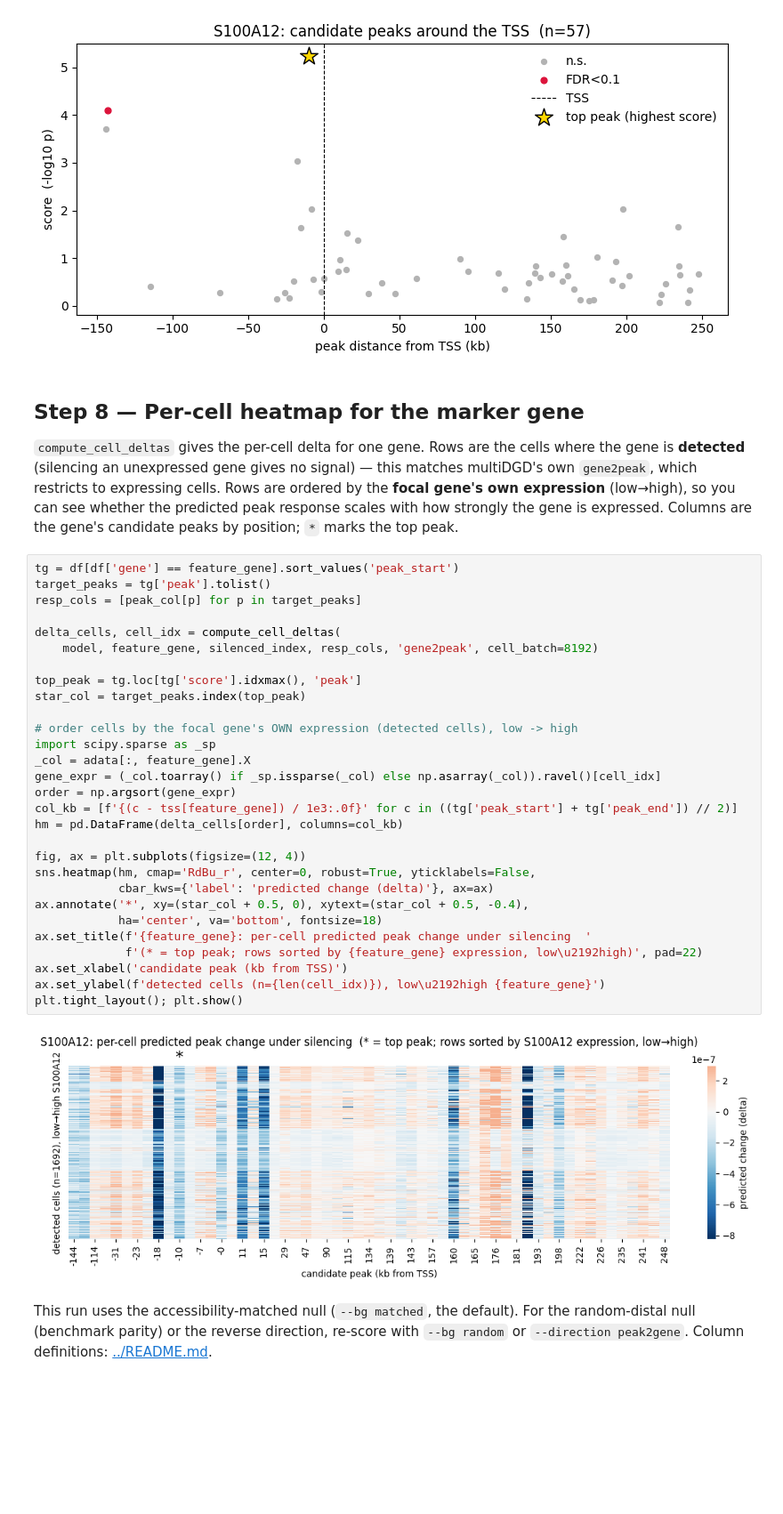
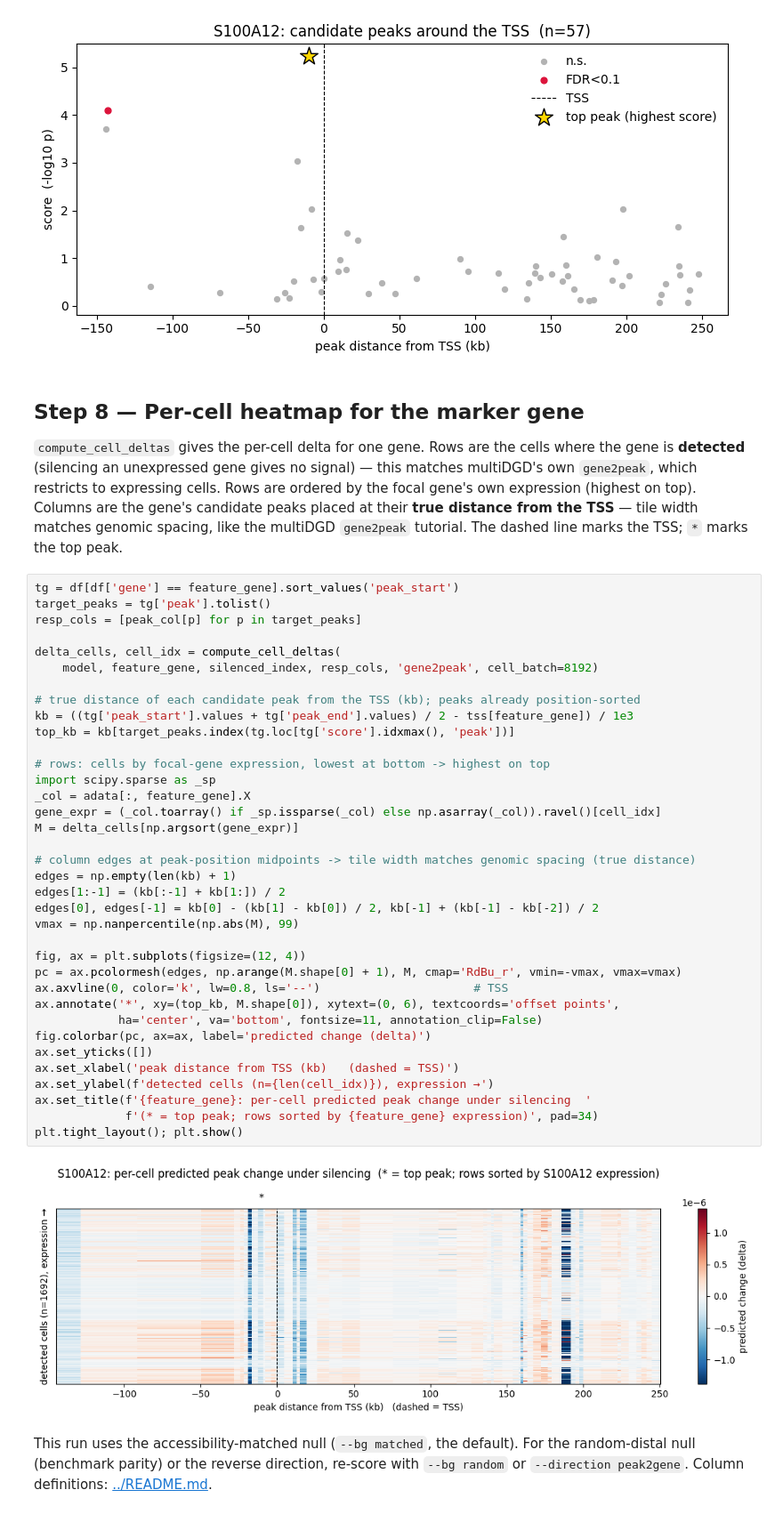
Before and after one commit to ducbch/multiDGD_E2G, a Jupyter notebook: workflow/visualize_run.ipynb, the cells around one changed output. Shown at 89% size. Drawn from its saved outputs; the diff is of its cells as text; blank space fills up the shorter version.

```diff
--- a/workflow/visualize_run.ipynb
+++ b/workflow/visualize_run.ipynb
@@ -183,37 +183,44 @@ plt.tight_layout(); plt.show()
 # %% [markdown]
 ## Step 8 — Per-cell heatmap for the marker gene
 
-`compute_cell_deltas` gives the per-cell delta for one gene. Rows are the cells where the gene is **detected** (silencing an unexpressed gene gives no signal) — this matches multiDGD's own `gene2peak`, which restricts to expressing cells. Rows are ordered by the **focal gene's own expression** (low→high), so you can see whether the predicted peak response scales with how strongly the gene is expressed. Columns are the gene's candidate peaks by position; `*` marks the top peak.
+`compute_cell_deltas` gives the per-cell delta for one gene. Rows are the cells where the gene is **detected** (silencing an unexpressed gene gives no signal) — this matches multiDGD's own `gene2peak`, which restricts to expressing cells. Rows are ordered by the focal gene's own expression (highest on top). Columns are the gene's candidate peaks placed at their **true distance from the TSS** — tile width matches genomic spacing, like the multiDGD `gene2peak` tutorial. The dashed line marks the TSS; `*` marks the top peak.
 # %%
 tg = df[df['gene'] == feature_gene].sort_values('peak_start')
 target_peaks = tg['peak'].tolist()
 resp_cols = [peak_col[p] for p in target_peaks]
 
 delta_cells, cell_idx = compute_cell_deltas(
     model, feature_gene, silenced_index, resp_cols, 'gene2peak', cell_batch=8192)
 
-top_peak = tg.loc[tg['score'].idxmax(), 'peak']
-star_col = target_peaks.index(top_peak)
+# true distance of each candidate peak from the TSS (kb); peaks already position-sorted
+kb = ((tg['peak_start'].values + tg['peak_end'].values) / 2 - tss[feature_gene]) / 1e3
+top_kb = kb[target_peaks.index(tg.loc[tg['score'].idxmax(), 'peak'])]
 
-# order cells by the focal gene's OWN expression (detected cells), low -> high
+# rows: cells by focal-gene expression, lowest at bottom -> highest on top
 import scipy.sparse as _sp
 _col = adata[:, feature_gene].X
 gene_expr = (_col.toarray() if _sp.issparse(_col) else np.asarray(_col)).ravel()[cell_idx]
-order = np.argsort(gene_expr)
-col_kb = [f'{(c - tss[feature_gene]) / 1e3:.0f}' for c in ((tg['peak_start'] + tg['peak_end']) // 2)]
-hm = pd.DataFrame(delta_cells[order], columns=col_kb)
+M = delta_cells[np.argsort(gene_expr)]
+
+# column edges at peak-position midpoints -> tile width matches genomic spacing (true distance)
+edges = np.empty(len(kb) + 1)
+edges[1:-1] = (kb[:-1] + kb[1:]) / 2
+edges[0], edges[-1] = kb[0] - (kb[1] - kb[0]) / 2, kb[-1] + (kb[-1] - kb[-2]) / 2
+vmax = np.nanpercentile(np.abs(M), 99)
 
 fig, ax = plt.subplots(figsize=(12, 4))
-sns.heatmap(hm, cmap='RdBu_r', center=0, robust=True, yticklabels=False,
-            cbar_kws={'label': 'predicted change (delta)'}, ax=ax)
-ax.annotate('*', xy=(star_col + 0.5, 0), xytext=(star_col + 0.5, -0.4),
-            ha='center', va='bottom', fontsize=18)
+pc = ax.pcolormesh(edges, np.arange(M.shape[0] + 1), M, cmap='RdBu_r', vmin=-vmax, vmax=vmax)
+ax.axvline(0, color='k', lw=0.8, ls='--')                      # TSS
+ax.annotate('*', xy=(top_kb, M.shape[0]), xytext=(0, 6), textcoords='offset points',
+            ha='center', va='bottom', fontsize=11, annotation_clip=False)
+fig.colorbar(pc, ax=ax, label='predicted change (delta)')
+ax.set_yticks([])
+ax.set_xlabel('peak distance from TSS (kb)   (dashed = TSS)')
+ax.set_ylabel(f'detected cells (n={len(cell_idx)}), expression →')
 ax.set_title(f'{feature_gene}: per-cell predicted peak change under silencing  '
-             f'(* = top peak; rows sorted by {feature_gene} expression, low\u2192high)', pad=22)
-ax.set_xlabel('candidate peak (kb from TSS)')
-ax.set_ylabel(f'detected cells (n={len(cell_idx)}), low\u2192high {feature_gene}')
+             f'(* = top peak; rows sorted by {feature_gene} expression)', pad=34)
 plt.tight_layout(); plt.show()
 # %% [output]
-[figure, old version]
+[figure, new version]
 # %% [markdown]
 This run uses the accessibility-matched null (`--bg matched`, the default). For the random-distal null (benchmark parity) or the reverse direction, re-score with `--bg random` or `--direction peak2gene`. Column definitions: [../README.md](../README.md#output).
```
Also changed, not shown: parts of 1 cell of this notebook, 6 other files.
